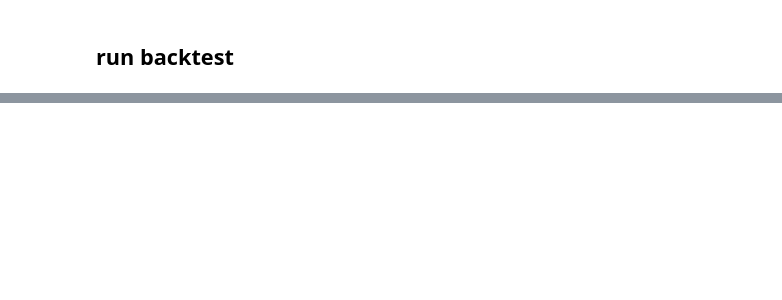
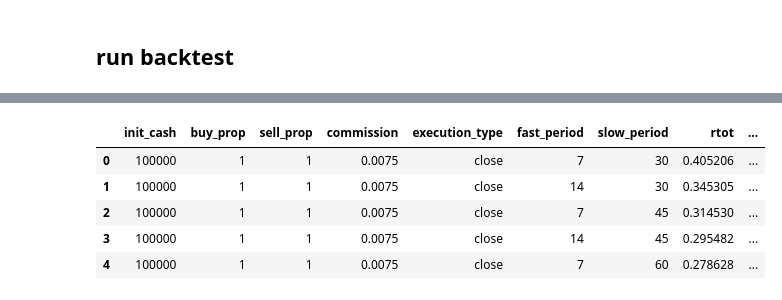
Before and after one commit to leodenale/fastquant, a Jupyter notebook: BRZ/BacktestNewsSentiment4Crypto.ipynb, the cells around one changed output, grey strips where cells are left out. Saved outputs shown, nothing was run; the diff lists cells and outputs as text; code cells hidden in the pictures; blank space fills up the shorter version.

```diff
--- a/BRZ/BacktestNewsSentiment4Crypto.ipynb
+++ b/BRZ/BacktestNewsSentiment4Crypto.ipynb
@@ -68,0 +121,10 @@ NameError: ignored
+# %%
+# Check the best final value
+results.head()
+# %% [output]
+|  | init_cash | buy_prop | sell_prop | commission | execution_type | fast_period | slow_period | rtot | ... |
+| 0 | 100000 | 1 | 1 | 0.0075 | close | 7 | 30 | 0.405206 | ... |
+| 1 | 100000 | 1 | 1 | 0.0075 | close | 14 | 30 | 0.345305 | ... |
+| 2 | 100000 | 1 | 1 | 0.0075 | close | 7 | 45 | 0.314530 | ... |
+| 3 | 100000 | 1 | 1 | 0.0075 | close | 14 | 45 | 0.295482 | ... |
+| 4 | 100000 | 1 | 1 | 0.0075 | close | 7 | 60 | 0.278628 | ... |
```
Also changed, not shown: parts of 10 cells of this notebook.
